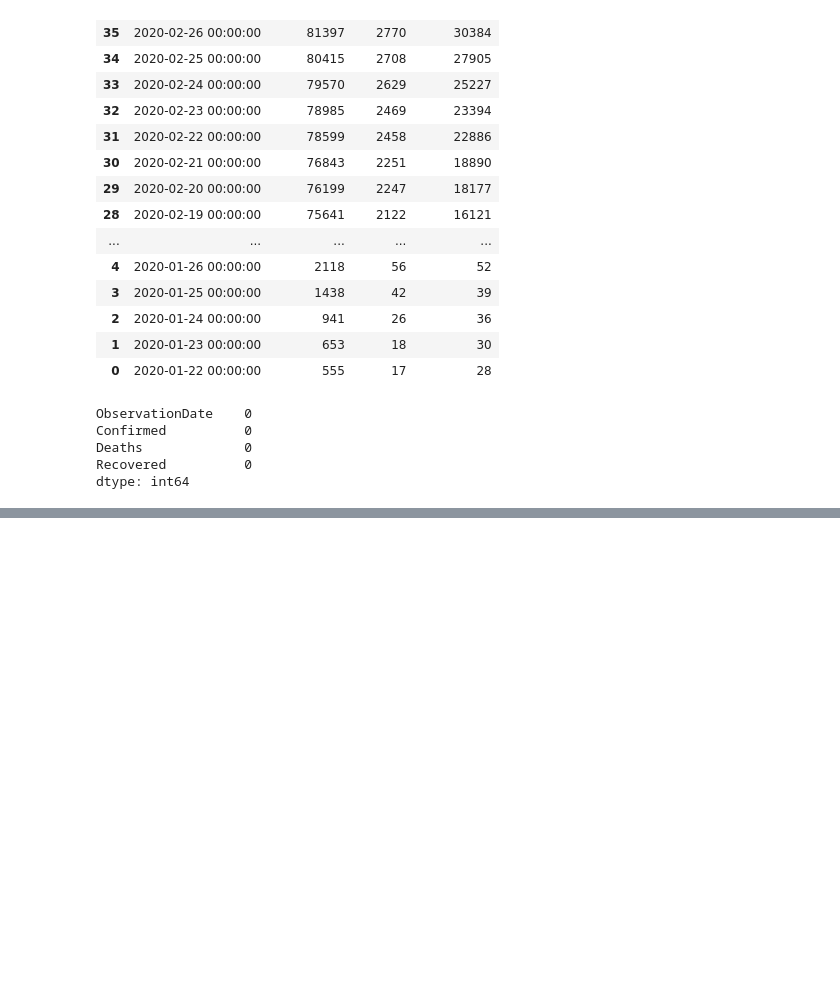
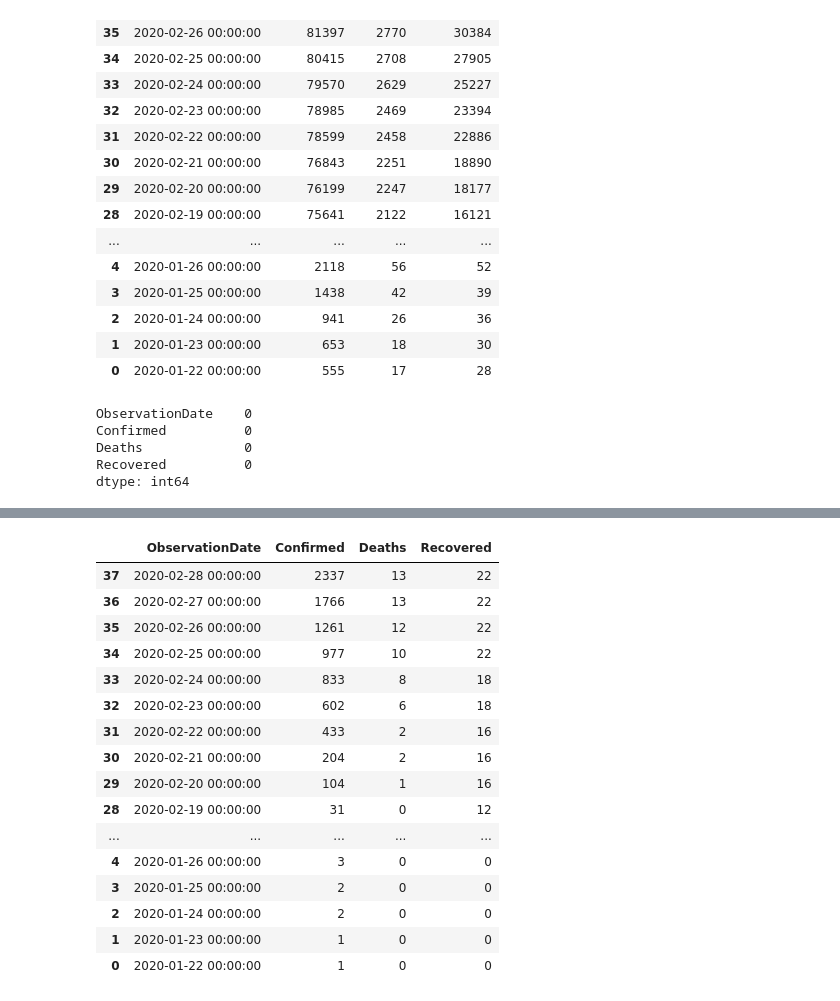
Before and after one commit to gbjung759/CoronavirusDisease2019, a Jupyter notebook: predict_coronavirus_spread.ipynb, the cells around one changed output, grey strips where cells are left out. Cells and saved outputs as stored; diff of their text form; code cells hidden in the pictures; blank space fills up the shorter version.

```diff
--- a/predict_coronavirus_spread.ipynb
+++ b/predict_coronavirus_spread.ipynb
@@ -278,0 +277,23 @@ Train is done..
+# %%
+nation_df = df[df['Country/Region'] == 'South Korea'].groupby('ObservationDate')['Confirmed', 'Deaths', 'Recovered'].sum()
+nation_df = nation_df.reset_index()
+nation_df = nation_df.sort_values('ObservationDate', ascending=False)
+nation_df.style.background_gradient(cmap='Pastel1')
+# %% [output]
+|  | ObservationDate | Confirmed | Deaths | Recovered |
+| 37 | 2020-02-28 00:00:00 | 2337 | 13 | 22 |
+| 36 | 2020-02-27 00:00:00 | 1766 | 13 | 22 |
+| 35 | 2020-02-26 00:00:00 | 1261 | 12 | 22 |
+| 34 | 2020-02-25 00:00:00 | 977 | 10 | 22 |
+| 33 | 2020-02-24 00:00:00 | 833 | 8 | 18 |
+| 32 | 2020-02-23 00:00:00 | 602 | 6 | 18 |
+| 31 | 2020-02-22 00:00:00 | 433 | 2 | 16 |
+| 30 | 2020-02-21 00:00:00 | 204 | 2 | 16 |
+| 29 | 2020-02-20 00:00:00 | 104 | 1 | 16 |
+| 28 | 2020-02-19 00:00:00 | 31 | 0 | 12 |
+| ... | ... | ... | ... | ... |
+| 4 | 2020-01-26 00:00:00 | 3 | 0 | 0 |
+| 3 | 2020-01-25 00:00:00 | 2 | 0 | 0 |
+| 2 | 2020-01-24 00:00:00 | 2 | 0 | 0 |
+| 1 | 2020-01-23 00:00:00 | 1 | 0 | 0 |
+| 0 | 2020-01-22 00:00:00 | 1 | 0 | 0 |
```
Also changed, not shown: parts of 6 cells of this notebook.
